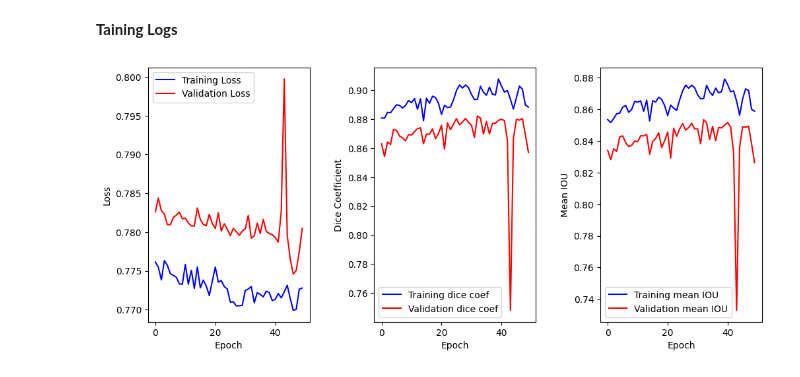
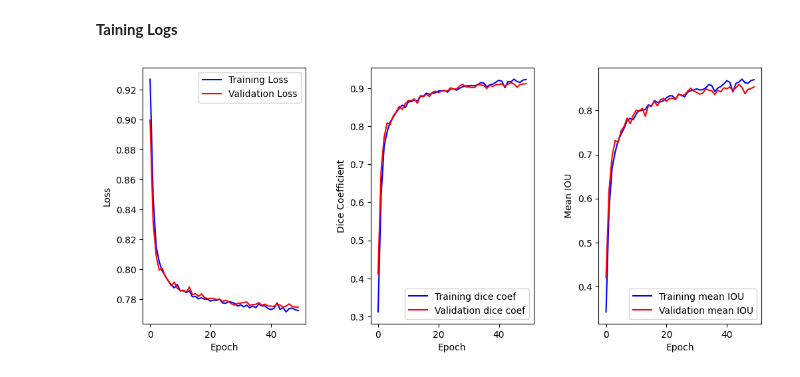
Before and after one commit to biedun/Brain-Tumor-Segmentation-JEPSis, a Jupyter notebook: Training_Unet_resnet_50.ipynb, the cells around one changed output. Saved outputs shown, nothing was run; the diff lists cells and outputs as text; code cells hidden in the pictures.

Commit message:
Updated prediction part and fixed plotting bug

```diff
--- a/Training_Unet_resnet_50.ipynb
+++ b/Training_Unet_resnet_50.ipynb
@@ -296,32 +314,32 @@ For this purpose two main tests are done:
 import pandas as pd
 
 # Read the CSVlogger file that contains all our metrics (accuracy, loss, dice_coef, ...) of our training
-history = pd.read_csv('/content/drive/MyDrive/JEPSis/random50/training_4.log', sep=',', engine='python')
+history = pd.read_csv('/content/drive/MyDrive/JEPSis/random50/training_2.log', sep=',', engine='python')
 
 # Plot training and validation metrics
 fig, axs = plt.subplots(1, 3, figsize=(12, 5))
 
 axs[0].plot(history['epoch'], history['loss'], 'b', label='Training Loss')
 axs[0].plot(history['epoch'], history['val_loss'], 'r', label='Validation Loss')
 axs[0].set_xlabel('Epoch')
 axs[0].set_ylabel('Loss')
 axs[0].legend()
 
 axs[1].plot(history['epoch'], history['dice_coefficient'], 'b', label='Training dice coef')
 axs[1].plot(history['epoch'], history['val_dice_coefficient'], 'r', label='Validation dice coef')
 axs[1].set_xlabel('Epoch')
 axs[1].set_ylabel('Dice Coefficient')
 axs[1].legend()
 
 axs[2].plot(history['epoch'], history['iou_score'], 'b', label='Training mean IOU')
 axs[2].plot(history['epoch'], history['val_iou_score'], 'r', label='Validation mean IOU')
 axs[2].set_xlabel('Epoch')
 axs[2].set_ylabel('Mean IOU')
 axs[2].legend()
 
 # Add space between subplots
 plt.subplots_adjust(wspace=0.4)
 
 plt.show()
 # %% [output]
-[figure, old version]
+[figure, new version]
```
Also changed, not shown: parts of 14 cells of this notebook.
